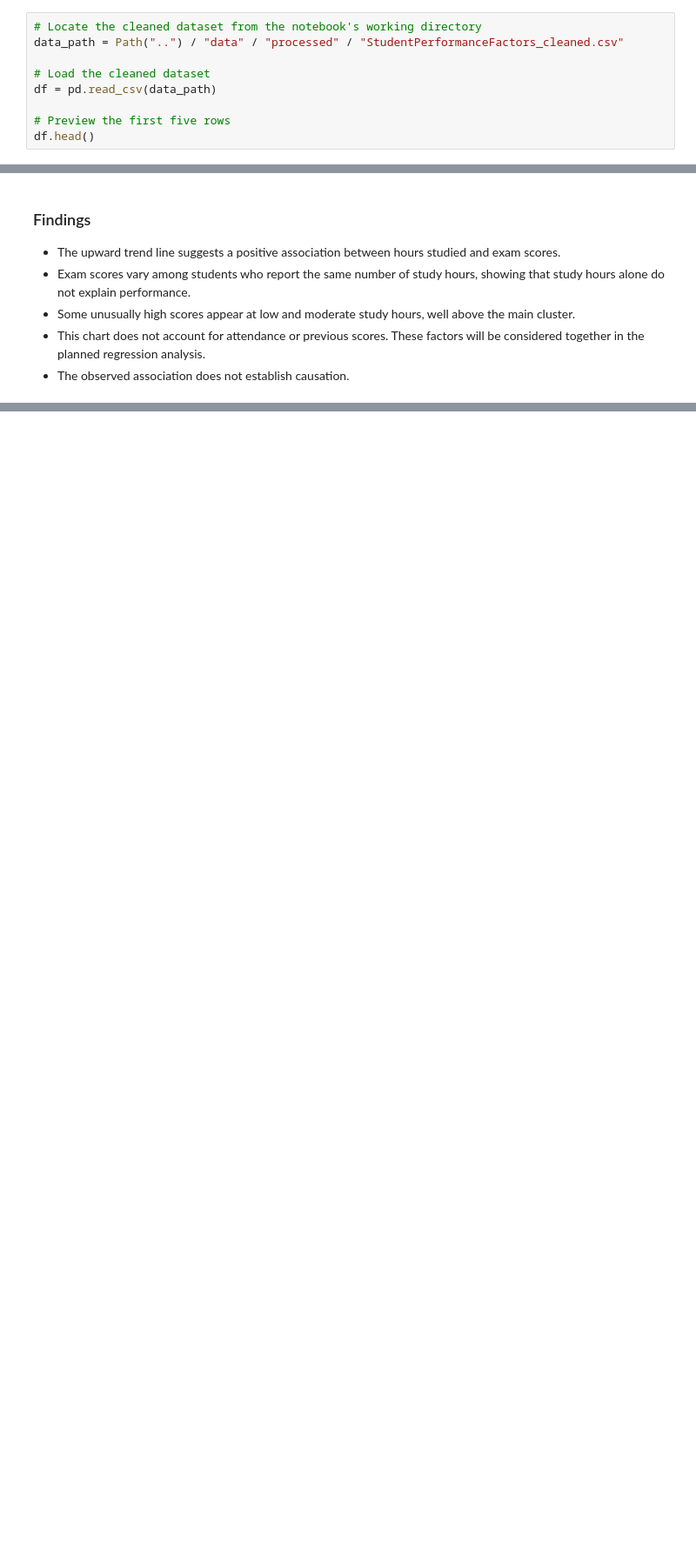
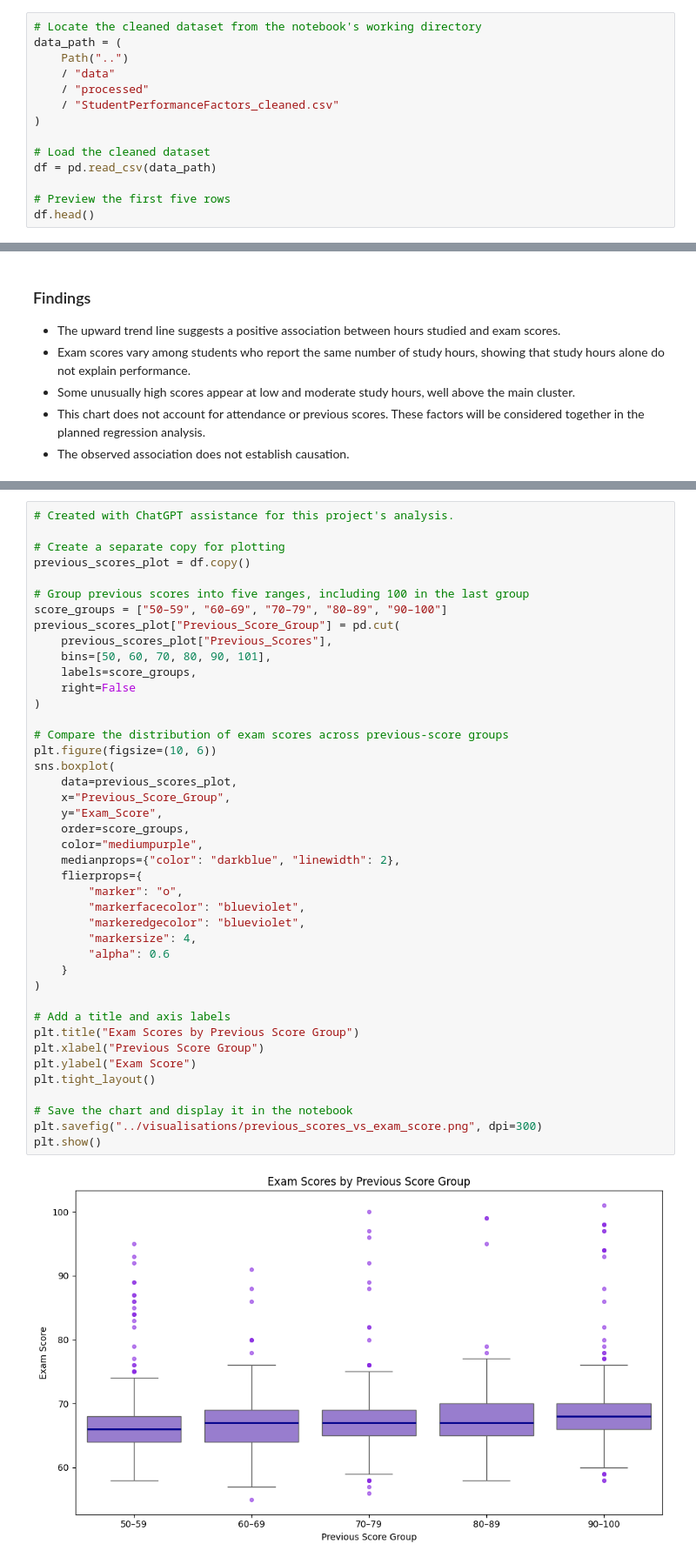
Before and after one commit to LieneRubule/student-performance-analysis, a Jupyter notebook: jupyter_notebooks/Student_Performance_EDA.ipynb, the cells around one changed output, grey strips where cells are left out. Shown at 87% size. Cells and saved outputs as stored; diff of their text form; blank space fills up the shorter version.

Commit message:
Add previous score box plot and findings; format dataset path

```diff
--- a/jupyter_notebooks/Student_Performance_EDA.ipynb
+++ b/jupyter_notebooks/Student_Performance_EDA.ipynb
@@ -112,7 +112,12 @@ Load the cleaned CSV from the project's `data/processed` folder
 and preview the first five rows.
 # %%
 # Locate the cleaned dataset from the notebook's working directory
-data_path = Path("..") / "data" / "processed" / "StudentPerformanceFactors_cleaned.csv"
+data_path = (
+    Path("..")
+    / "data"
+    / "processed"
+    / "StudentPerformanceFactors_cleaned.csv"
+)
 
 # Load the cleaned dataset
 df = pd.read_csv(data_path)
@@ -428,0 +440,44 @@ plt.show()
+# %%
+# Created with ChatGPT assistance for this project's analysis.
+
+# Create a separate copy for plotting
+previous_scores_plot = df.copy()
+
+# Group previous scores into five ranges, including 100 in the last group
+score_groups = ["50–59", "60–69", "70–79", "80–89", "90–100"]
+previous_scores_plot["Previous_Score_Group"] = pd.cut(
+    previous_scores_plot["Previous_Scores"],
+    bins=[50, 60, 70, 80, 90, 101],
+    labels=score_groups,
+    right=False
+)
+
+# Compare the distribution of exam scores across previous-score groups
+plt.figure(figsize=(10, 6))
+sns.boxplot(
+    data=previous_scores_plot,
+    x="Previous_Score_Group",
+    y="Exam_Score",
+    order=score_groups,
+    color="mediumpurple",
+    medianprops={"color": "darkblue", "linewidth": 2},
+    flierprops={
+        "marker": "o",
+        "markerfacecolor": "blueviolet",
+        "markeredgecolor": "blueviolet",
+        "markersize": 4,
+        "alpha": 0.6
+    }
+)
+
+# Add a title and axis labels
+plt.title("Exam Scores by Previous Score Group")
+plt.xlabel("Previous Score Group")
+plt.ylabel("Exam Score")
+plt.tight_layout()
+
+# Save the chart and display it in the notebook
+plt.savefig("../visualisations/previous_scores_vs_exam_score.png", dpi=300)
+plt.show()
+# %% [output]
+[figure, added]
```
Also changed, not shown: parts of 4 cells of this notebook, 1 other file.
